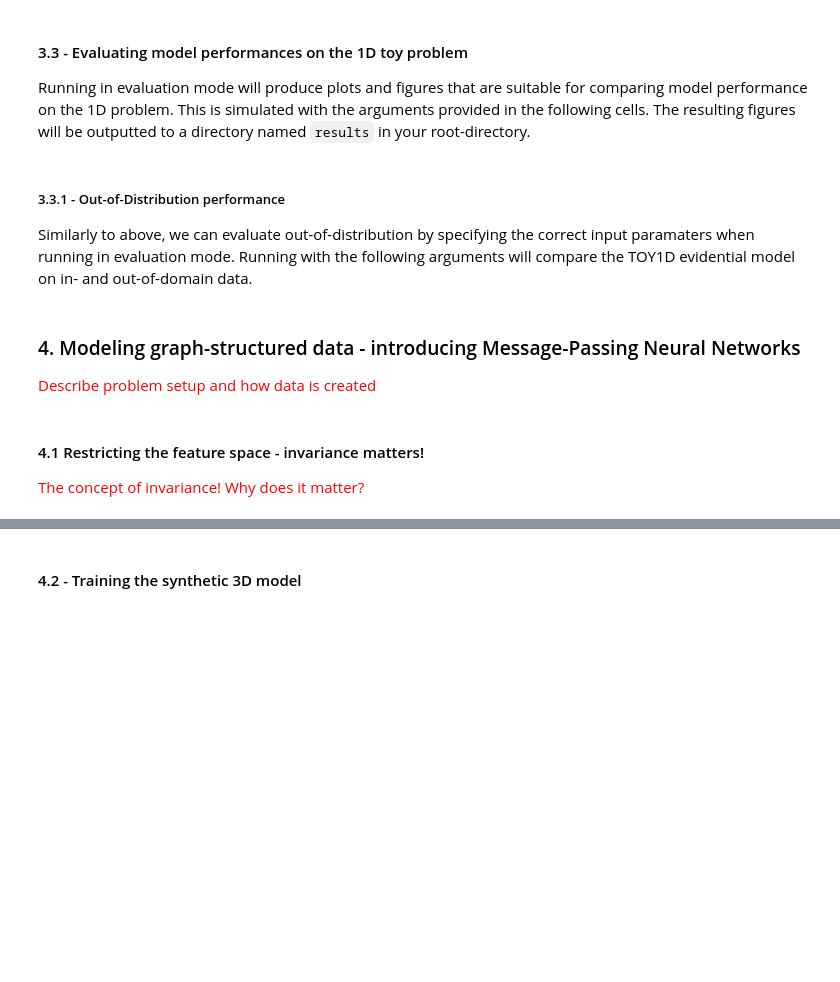
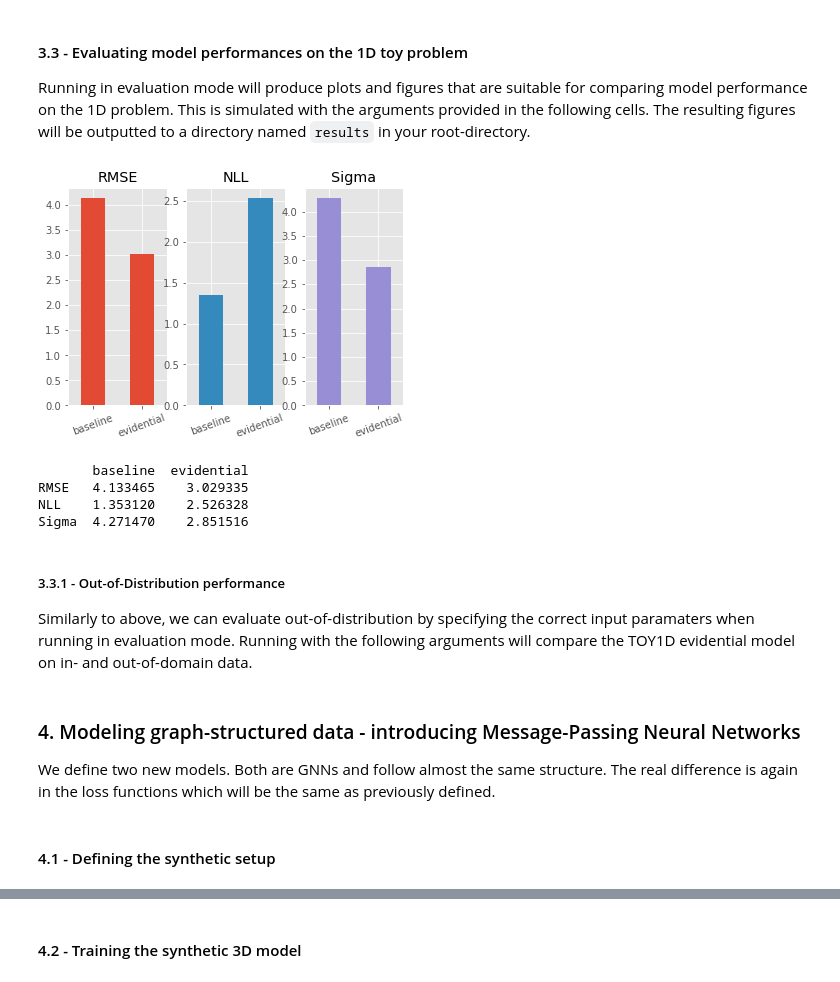
Before and after one commit to albertkjoller/uq-gnn, a Jupyter notebook: explainer_notebook.ipynb, the cells around one changed output, grey strips where cells are left out. Drawn from its saved outputs; the diff is of its cells as text; code cells hidden in the pictures; blank space fills up the shorter version.

```diff
--- a/explainer_notebook.ipynb
+++ b/explainer_notebook.ipynb
@@ -675,22 +748,29 @@ args.seed = SEED
 # %%
 from copy import deepcopy
 from content.modules.utils import load_model
 from content.evaluate import evaluate_model
 
 models = {}
 loaders_dict = {}
 # getting each model
 for idx, exp in enumerate(args.experiment_name):
     curr_args = deepcopy(args)
     curr_args.experiment_name, curr_args.model = exp, args.model[idx]
     # model
     models[exp] = load_model(curr_args)
 
 # getting each dataset loader
 for idx, data in enumerate(args.dataset):
     curr_args = deepcopy(args)
     curr_args.dataset =args.dataset[idx]
     # dataset
     loaders_dict[args.id_ood[idx]] = load_data(curr_args)
 
+models['TOY1D-lambda0.001'].scalar = None
 table_results = evaluate_model(loaders_dict=loaders_dict, models=models, experiments=args.experiment_name, args = args)
+# %% [output]
+[figure, added]
+       baseline  evidential
+RMSE   4.133465    3.029335
+NLL    1.353120    2.526328
+Sigma  4.271470    2.851516
@@ -720,4 +798,4 @@ args.seed = SEED
 # %% [markdown]
 ### 4. Modeling graph-structured data - introducing Message-Passing Neural Networks <a class="anchor" id="4"></a>
 
-<span style="color:red"> Describe problem setup and how data is created </span>
+We define two new models. Both are GNNs and follow almost the same structure. The real difference is again in the loss functions which will be the same as previously defined.
@@ -724,4 +1086,2 @@ args.seed = SEED
 # %% [markdown]
-#### 4.1 Restricting the feature space - invariance matters! <a class="anchor" id="4.1"></a>
-
-<span style="color:red"> The concept of invariance! Why does it matter? </span>
+#### 4.1 - Defining the synthetic setup <a class="anchor" id="4.1"></a>
```
Also changed, not shown: parts of 46 cells of this notebook, 2 other files.
